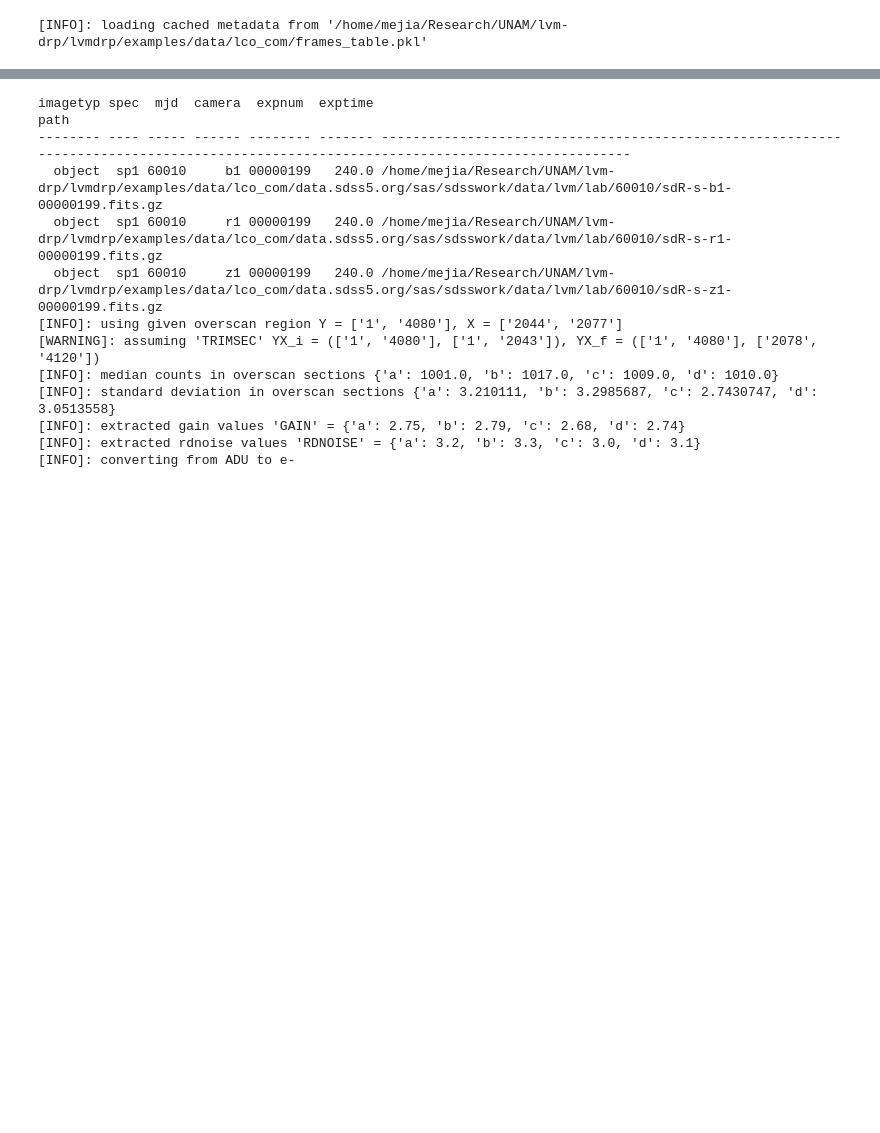
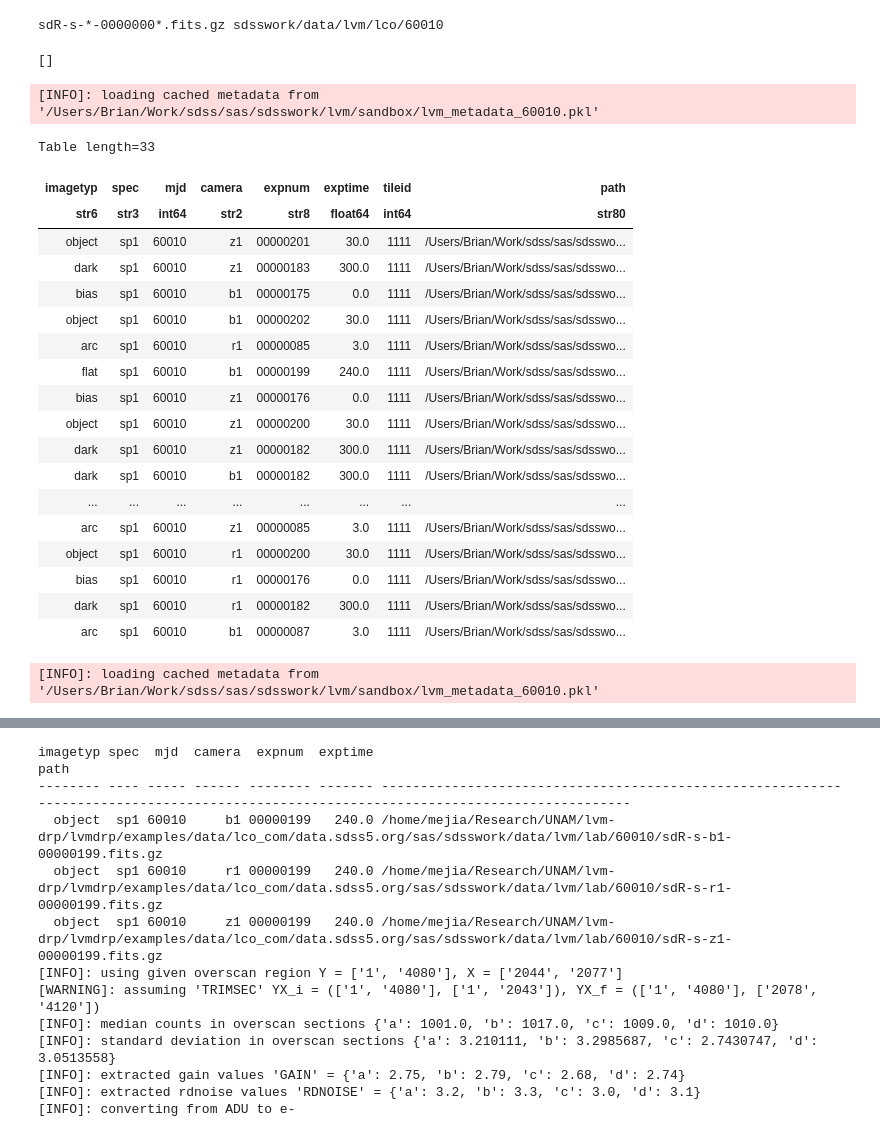
Before and after one commit to sdss/lvmdrp, a Jupyter notebook: examples/lco_com/full_reduction.ipynb, the cells around one changed output, grey strips where cells are left out. Cells and saved outputs as stored; diff of their text form; code cells hidden in the pictures; blank space fills up the shorter version.

```diff
--- a/examples/lco_com/full_reduction.ipynb
+++ b/examples/lco_com/full_reduction.ipynb
@@ -31,10 +72,44 @@ out_calib_path = os.path.join(output_path, "lvm-{mjd}-{kind}-{camera}-{exptime}.
+# %%
+rr=pathlib.Path(pp.location('lvm_raw', mjd=60010, hemi='s', camspec='*', expnum='*'))
+print(rr.name, rr.parent)
+
+list(path.rglob(str(rr)))
+# %% [output]
+sdR-s-*-0000000*.fits.gz sdsswork/data/lvm/lco/60010
+[]
+# %%
+get_frames_metadata(60010, ignore_cache=False)
+# %% [output]
+[INFO]: loading cached metadata from '/Users/Brian/Work/sdss/sas/sdsswork/lvm/sandbox/lvm_metadata_60010.pkl'
+Table length=33
+| imagetyp | spec | mjd | camera | expnum | exptime | tileid | path |
+| str6 | str3 | int64 | str2 | str8 | float64 | int64 | str80 |
+| object | sp1 | 60010 | z1 | 00000201 | 30.0 | 1111 | /Users/Brian/Work/sdss/sas/sdsswo... |
+| dark | sp1 | 60010 | z1 | 00000183 | 300.0 | 1111 | /Users/Brian/Work/sdss/sas/sdsswo... |
+| bias | sp1 | 60010 | b1 | 00000175 | 0.0 | 1111 | /Users/Brian/Work/sdss/sas/sdsswo... |
+| object | sp1 | 60010 | b1 | 00000202 | 30.0 | 1111 | /Users/Brian/Work/sdss/sas/sdsswo... |
+| arc | sp1 | 60010 | r1 | 00000085 | 3.0 | 1111 | /Users/Brian/Work/sdss/sas/sdsswo... |
+| flat | sp1 | 60010 | b1 | 00000199 | 240.0 | 1111 | /Users/Brian/Work/sdss/sas/sdsswo... |
+| bias | sp1 | 60010 | z1 | 00000176 | 0.0 | 1111 | /Users/Brian/Work/sdss/sas/sdsswo... |
+| object | sp1 | 60010 | z1 | 00000200 | 30.0 | 1111 | /Users/Brian/Work/sdss/sas/sdsswo... |
+| dark | sp1 | 60010 | z1 | 00000182 | 300.0 | 1111 | /Users/Brian/Work/sdss/sas/sdsswo... |
+| dark | sp1 | 60010 | b1 | 00000182 | 300.0 | 1111 | /Users/Brian/Work/sdss/sas/sdsswo... |
+| ... | ... | ... | ... | ... | ... | ... | ... |
+| arc | sp1 | 60010 | z1 | 00000085 | 3.0 | 1111 | /Users/Brian/Work/sdss/sas/sdsswo... |
+| object | sp1 | 60010 | r1 | 00000200 | 30.0 | 1111 | /Users/Brian/Work/sdss/sas/sdsswo... |
+| bias | sp1 | 60010 | r1 | 00000176 | 0.0 | 1111 | /Users/Brian/Work/sdss/sas/sdsswo... |
+| dark | sp1 | 60010 | r1 | 00000182 | 300.0 | 1111 | /Users/Brian/Work/sdss/sas/sdsswo... |
+| arc | sp1 | 60010 | b1 | 00000087 | 3.0 | 1111 | /Users/Brian/Work/sdss/sas/sdsswo... |
+# %%
+# extract metadata
+#frames_table = get_frames_metadata(path=os.path.join(data_path, "lco_com"), ignore_cache=False)
+frames_table = get_frames_metadata(mjd=60010, ignore_cache=False)
+# %% [output]
+[INFO]: loading cached metadata from '/Users/Brian/Work/sdss/sas/sdsswork/lvm/sandbox/lvm_metadata_60010.pkl'
 # %%
-# extract metadata
-frames_table = get_frames_metadata(path=os.path.join(data_path, "lco_com"), ignore_cache=False)
+
 # group by imagetyp, camera and exptime
-frames_table = frames_table.group_by(["mjd", "imagetyp", "spec", "camera", "expnum", "exptime"])
+frames_table = frames_table.group_by(["mjd", "imagetyp", "spec", "camera", "expnum", "exptime", "tileid"])
 # define groups and unique categories in those groups
 frames_groups = frames_table.groups
 unique_groups = frames_groups.keys
-# %% [output]
-[INFO]: loading cached metadata from '/home/mejia/Research/UNAM/lvm-drp/lvmdrp/examples/data/lco_com/frames_table.pkl'
```
Also changed, not shown: parts of 24 cells of this notebook, 3 other files.
